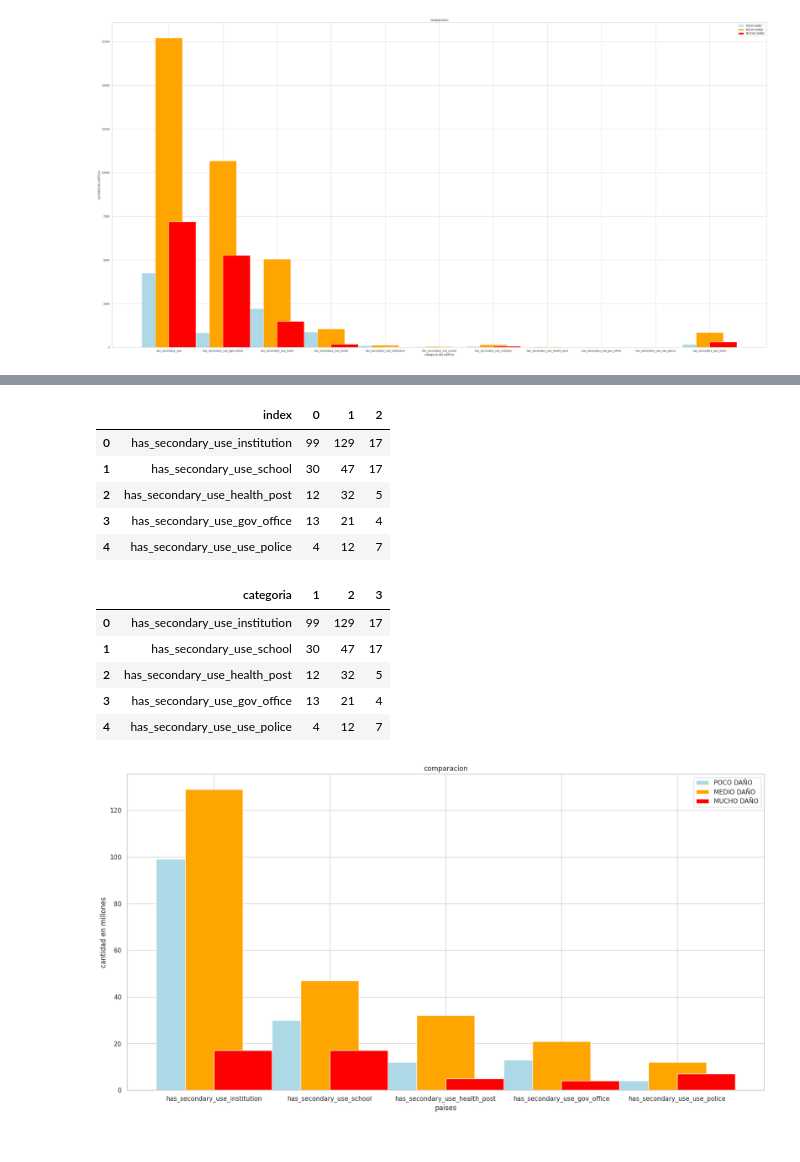
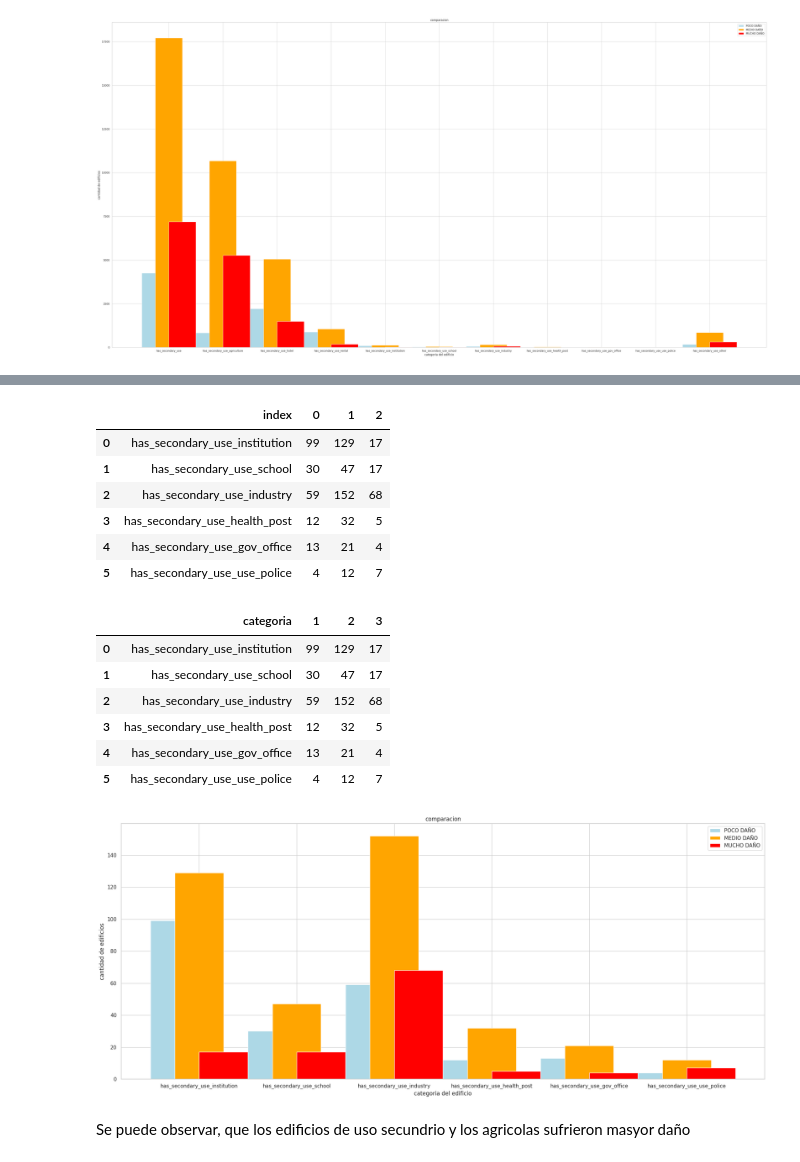
Before and after one commit to Jose897/ARSAT, a Jupyter notebook: Parte_1_.ipynb, the cells around one changed output, grey strips where cells are left out. Drawn from its saved outputs; the diff is of its cells as text; code cells hidden in the pictures.

```diff
--- a/Parte_1_.ipynb
+++ b/Parte_1_.ipynb
@@ -715,4 +707,4 @@ df_medio_edificios
 # %%
-df_pocos_edificios= df_grupo.iloc[:,[5,6,8,9,10]]
+df_pocos_edificios= df_grupo.iloc[:,[5,6,7,8,9,10]]
 df_pocos_edificios
 # %% [output]
@@ -789,9 +754,10 @@ df_edificios_pocos
 |  | index | 0 | 1 | 2 |
 | 0 | has_secondary_use_institution | 99 | 129 | 17 |
 | 1 | has_secondary_use_school | 30 | 47 | 17 |
-| 2 | has_secondary_use_health_post | 12 | 32 | 5 |
-| 3 | has_secondary_use_gov_office | 13 | 21 | 4 |
-| 4 | has_secondary_use_use_police | 4 | 12 | 7 |
+| 2 | has_secondary_use_industry | 59 | 152 | 68 |
+| 3 | has_secondary_use_health_post | 12 | 32 | 5 |
+| 4 | has_secondary_use_gov_office | 13 | 21 | 4 |
+| 5 | has_secondary_use_use_police | 4 | 12 | 7 |
 # %%
 df_edificios_pocos_renombre= df_edificios_pocos.rename(columns={'index':'categoria',0:'1',1:'2',2:'3'})
 df_edificios_pocos_renombre
@@ -799,21 +765,24 @@ df_edificios_pocos_renombre
 |  | categoria | 1 | 2 | 3 |
 | 0 | has_secondary_use_institution | 99 | 129 | 17 |
 | 1 | has_secondary_use_school | 30 | 47 | 17 |
-| 2 | has_secondary_use_health_post | 12 | 32 | 5 |
-| 3 | has_secondary_use_gov_office | 13 | 21 | 4 |
-| 4 | has_secondary_use_use_police | 4 | 12 | 7 |
+| 2 | has_secondary_use_industry | 59 | 152 | 68 |
+| 3 | has_secondary_use_health_post | 12 | 32 | 5 |
+| 4 | has_secondary_use_gov_office | 13 | 21 | 4 |
+| 5 | has_secondary_use_use_police | 4 | 12 | 7 |
 # %%
 #DIAGRAMA
-fig = plt.figure(figsize = (20,10))
+fig = plt.figure(figsize = (25,10))
 plt.bar(df_edificios_pocos_renombre['categoria'],df_edificios_pocos_renombre['1'], label= 'POCO DAÑO',width=-0.5,align='edge', color='lightblue')
 plt.bar(df_edificios_pocos_renombre['categoria'],df_edificios_pocos_renombre['2'], label= 'MEDIO DAÑO',width=0.5,align='center', color='orange')
 plt.bar(df_edificios_pocos_renombre['categoria'],df_edificios_pocos_renombre['3'], label= 'MUCHO DAÑO',width=0.5,align='edge', color='red')
 
 plt.title('comparacion')
 
 plt.ylabel('cantidad de edificios')
 plt.xlabel('categoria del edificio')
 plt.legend()
 plt.show()
 # %% [output]
-[figure, old version]
+[figure, new version]
+# %% [markdown]
+Se puede observar, que los edificios de uso secundrio y los agricolas sufrieron masyor daño
```
Also changed, not shown: parts of 10 cells of this notebook.
